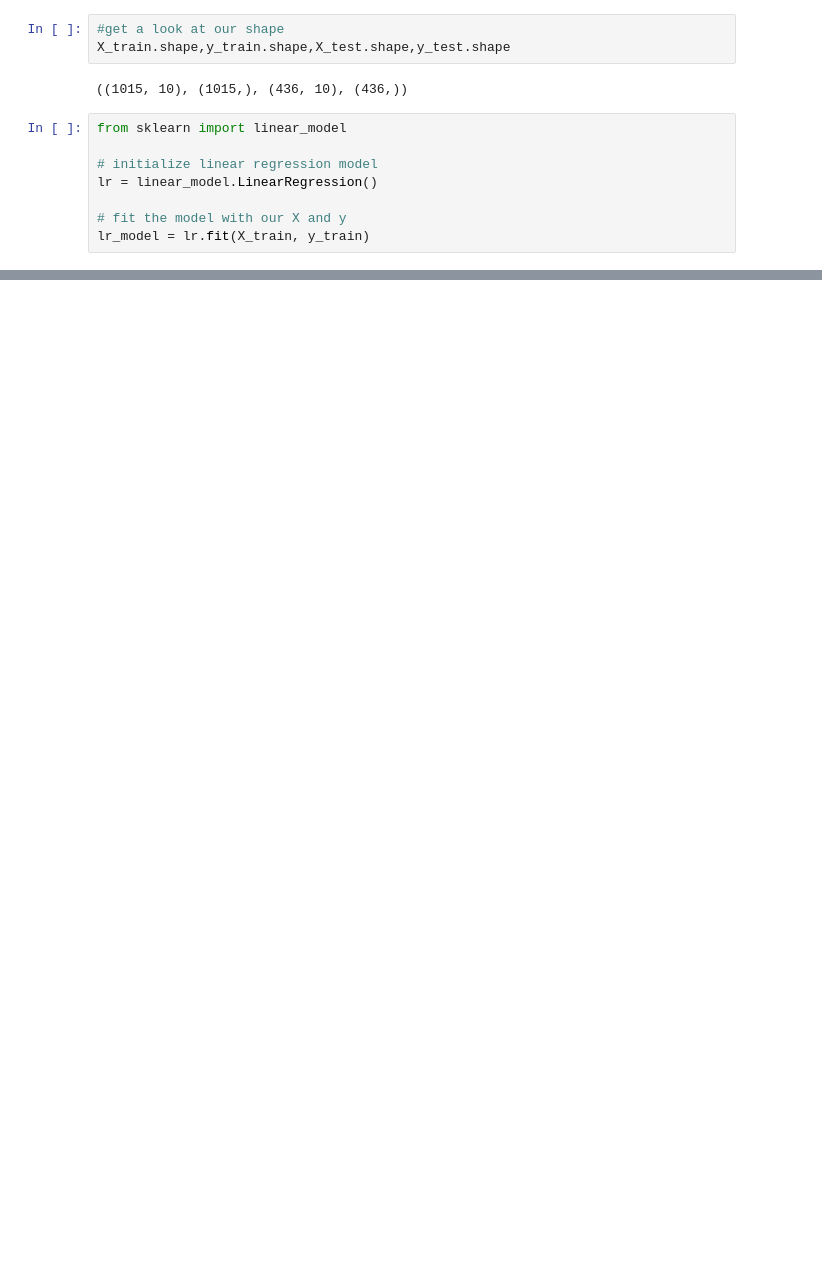
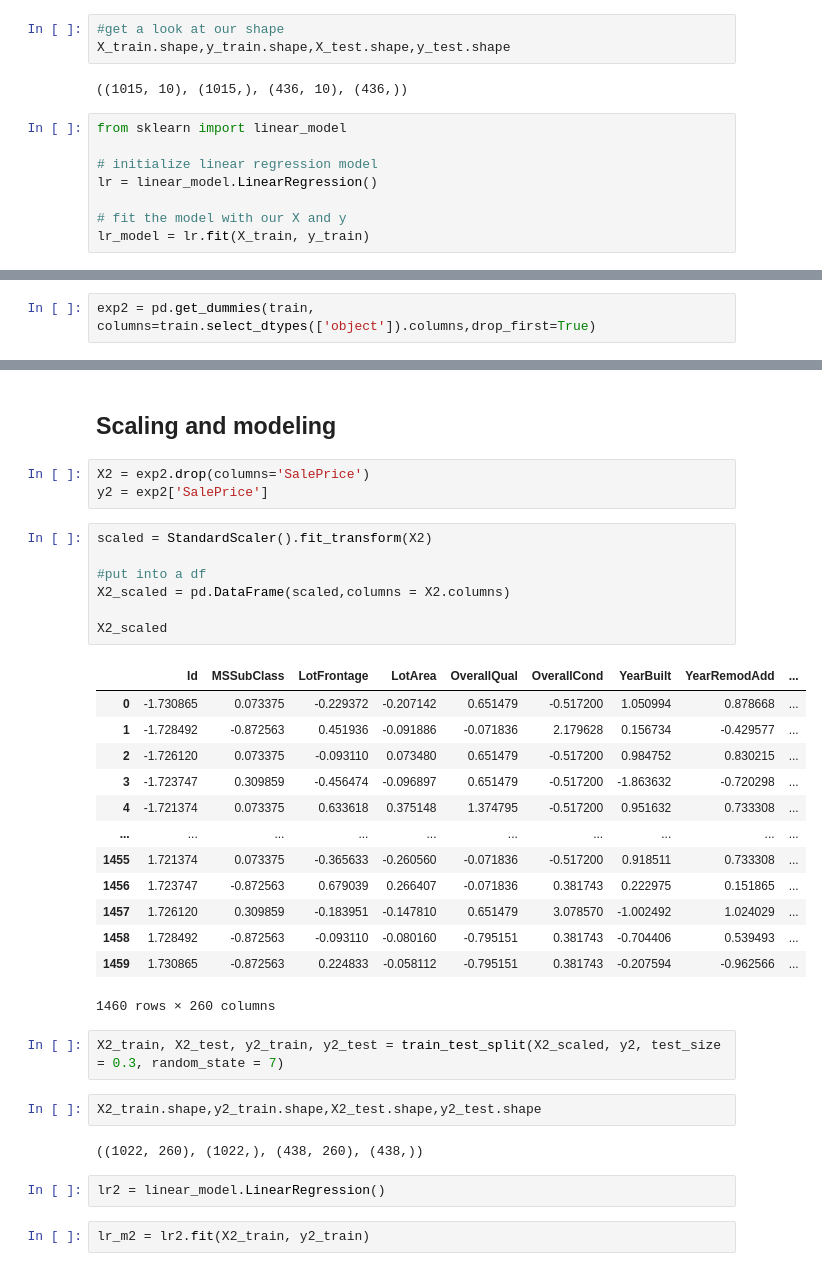
Before and after one commit to TonyJosephD/House_Price_Regression, a Jupyter notebook: project3.ipynb, the cells around one changed output, grey strips where cells are left out. Drawn from its saved outputs; the diff is of its cells as text; blank space fills up the shorter version.

```diff
--- a/project3.ipynb
+++ b/project3.ipynb
@@ -248,0 +361,2 @@ ValueError: The indices for endog and exog are not aligned
+# %%
+exp2 = pd.get_dummies(train, columns=train.select_dtypes(['object']).columns,drop_first=True)
@@ -248,0 +373,36 @@ ValueError: The indices for endog and exog are not aligned
+# %% [markdown]
+## Scaling and modeling
+# %%
+X2 = exp2.drop(columns='SalePrice')
+y2 = exp2['SalePrice']
+# %%
+scaled = StandardScaler().fit_transform(X2)
+
+#put into a df
+X2_scaled = pd.DataFrame(scaled,columns = X2.columns)
+
+X2_scaled
+# %% [output]
+|  | Id | MSSubClass | LotFrontage | LotArea | OverallQual | OverallCond | YearBuilt | YearRemodAdd | ... |
+| 0 | -1.730865 | 0.073375 | -0.229372 | -0.207142 | 0.651479 | -0.517200 | 1.050994 | 0.878668 | ... |
+| 1 | -1.728492 | -0.872563 | 0.451936 | -0.091886 | -0.071836 | 2.179628 | 0.156734 | -0.429577 | ... |
+| 2 | -1.726120 | 0.073375 | -0.093110 | 0.073480 | 0.651479 | -0.517200 | 0.984752 | 0.830215 | ... |
+| 3 | -1.723747 | 0.309859 | -0.456474 | -0.096897 | 0.651479 | -0.517200 | -1.863632 | -0.720298 | ... |
+| 4 | -1.721374 | 0.073375 | 0.633618 | 0.375148 | 1.374795 | -0.517200 | 0.951632 | 0.733308 | ... |
+| ... | ... | ... | ... | ... | ... | ... | ... | ... | ... |
+| 1455 | 1.721374 | 0.073375 | -0.365633 | -0.260560 | -0.071836 | -0.517200 | 0.918511 | 0.733308 | ... |
+| 1456 | 1.723747 | -0.872563 | 0.679039 | 0.266407 | -0.071836 | 0.381743 | 0.222975 | 0.151865 | ... |
+| 1457 | 1.726120 | 0.309859 | -0.183951 | -0.147810 | 0.651479 | 3.078570 | -1.002492 | 1.024029 | ... |
+| 1458 | 1.728492 | -0.872563 | -0.093110 | -0.080160 | -0.795151 | 0.381743 | -0.704406 | 0.539493 | ... |
+| 1459 | 1.730865 | -0.872563 | 0.224833 | -0.058112 | -0.795151 | 0.381743 | -0.207594 | -0.962566 | ... |
+1460 rows × 260 columns
+# %%
+X2_train, X2_test, y2_train, y2_test = train_test_split(X2_scaled, y2, test_size = 0.3, random_state = 7)
+# %%
+X2_train.shape,y2_train.shape,X2_test.shape,y2_test.shape
+# %% [output]
+((1022, 260), (1022,), (438, 260), (438,))
+# %%
+lr2 = linear_model.LinearRegression()
+# %%
+lr_m2 = lr2.fit(X2_train, y2_train)
```
Also changed, not shown: parts of 28 cells of this notebook.
